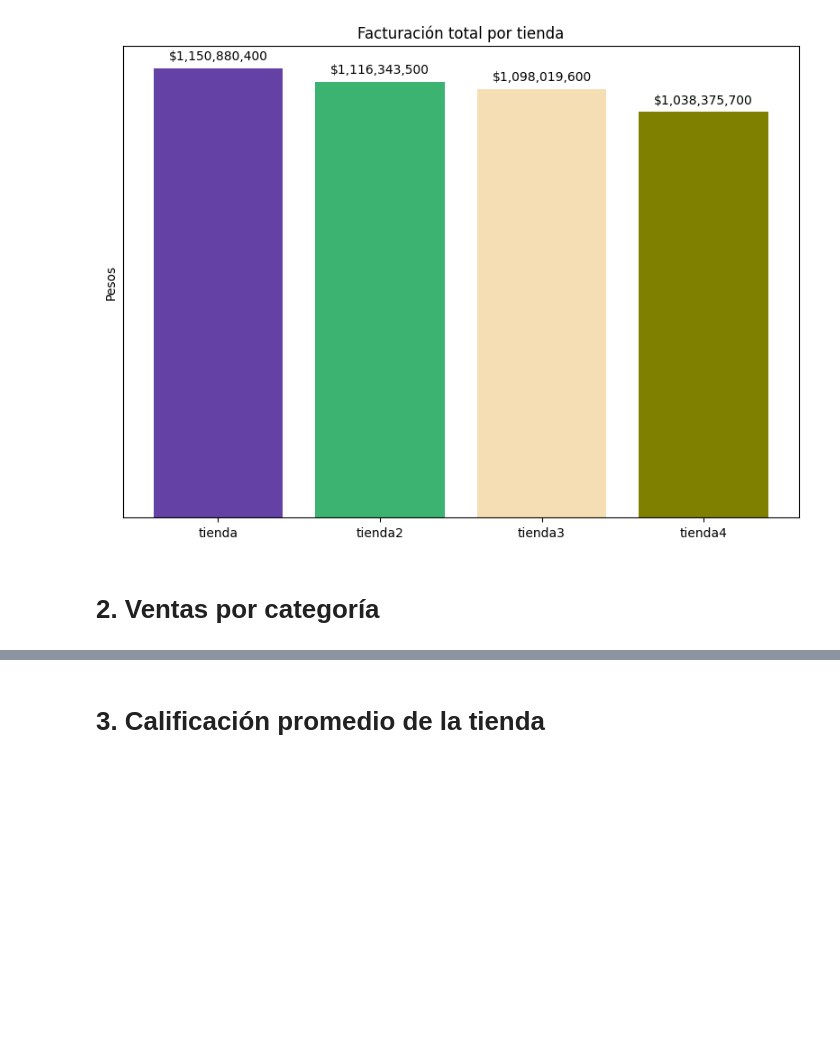
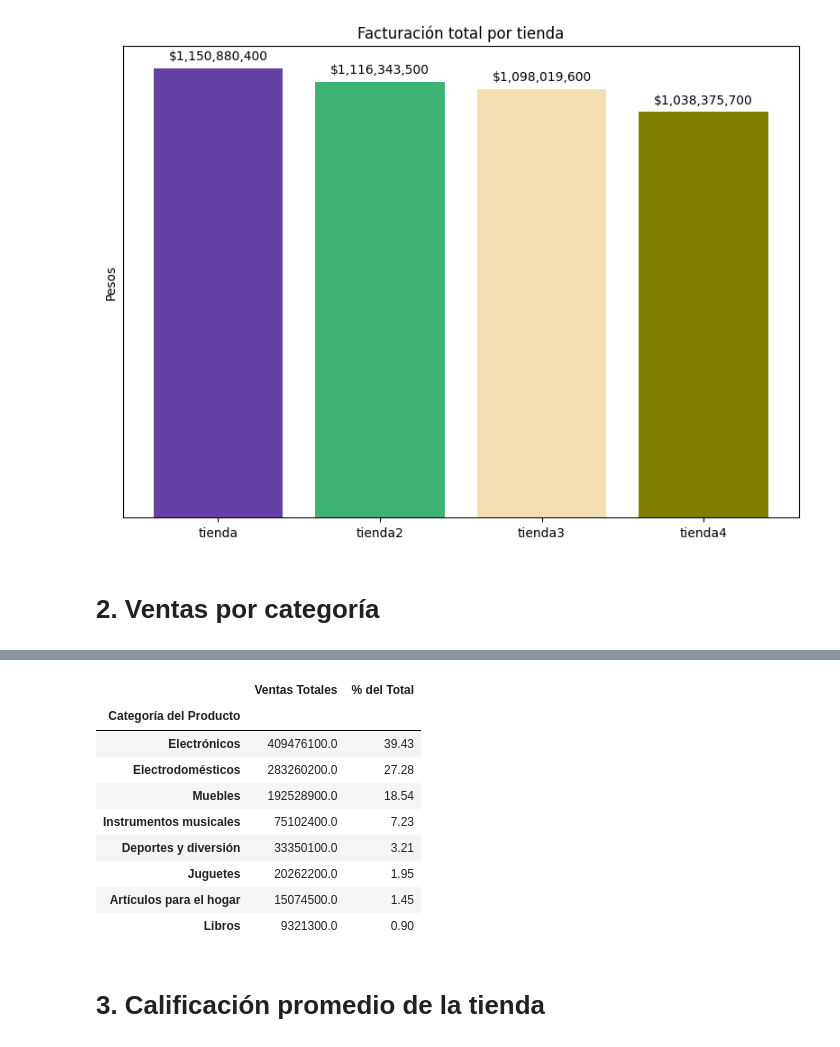
Before and after one commit to reddjedet/challenge-alurastorelatam, a Jupyter notebook: AluraStoreLatam.ipynb, the cells around one changed output, grey strips where cells are left out. Saved outputs shown, nothing was run; the diff lists cells and outputs as text; code cells hidden in the pictures; blank space fills up the shorter version.

```diff
--- a/AluraStoreLatam.ipynb
+++ b/AluraStoreLatam.ipynb
@@ -134,3 +159,37 @@ graficar_por_categoria(tienda4, 'tienda4')
+# %%
+# bloque de revisión
+'''
+import numpy as np
+import pandas as pd
+import matplotlib.pyplot as plt
+
+
+# Agrupar por categoría y sumar Precio
+ventas_por_categoria = (
+    tienda4.groupby('Categoría del Producto')['Precio']
+    .sum()
+    .sort_values(ascending=False)
+    .to_frame('Ventas Totales')  # Convertir a DataFrame
+)
+
+# NUEVA COLUMNA: % del total
+ventas_por_categoria['% del Total'] = (
+    ventas_por_categoria['Ventas Totales'] / ventas_por_categoria['Ventas Totales'].sum() * 100
+).round(2)
+
+ventas_por_categoria
+'''
+# %% [output]
+|  | Ventas Totales | % del Total |
+| Categoría del Producto |  |  |
+| Electrónicos | 409476100.0 | 39.43 |
+| Electrodomésticos | 283260200.0 | 27.28 |
+| Muebles | 192528900.0 | 18.54 |
+| Instrumentos musicales | 75102400.0 | 7.23 |
+| Deportes y diversión | 33350100.0 | 3.21 |
+| Juguetes | 20262200.0 | 1.95 |
+| Artículos para el hogar | 15074500.0 | 1.45 |
+| Libros | 9321300.0 | 0.90 |
 # %% [markdown]
 # 3. Calificación promedio de la tienda
 # %%
```
Also changed, not shown: parts of 3 cells of this notebook, 1 other file.
